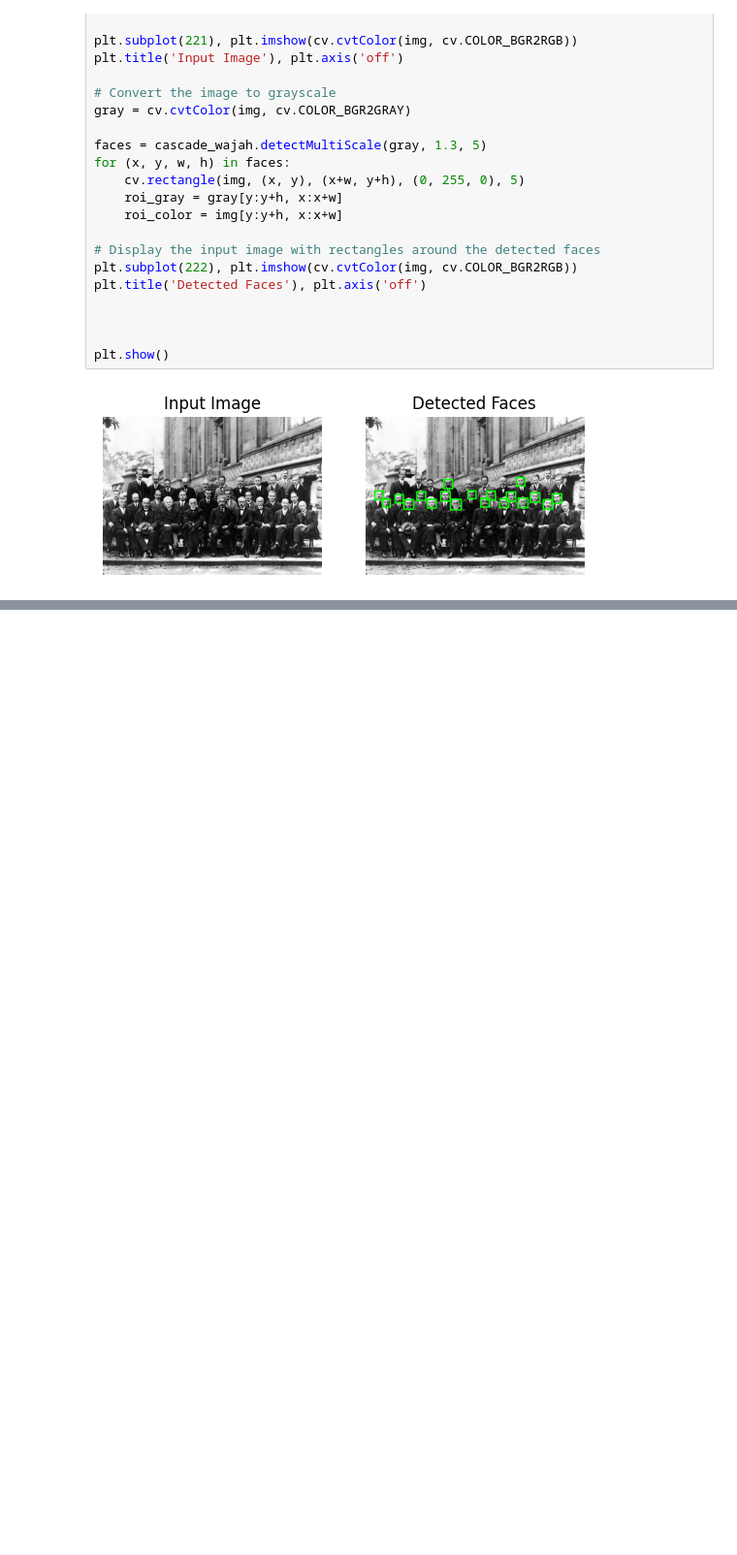
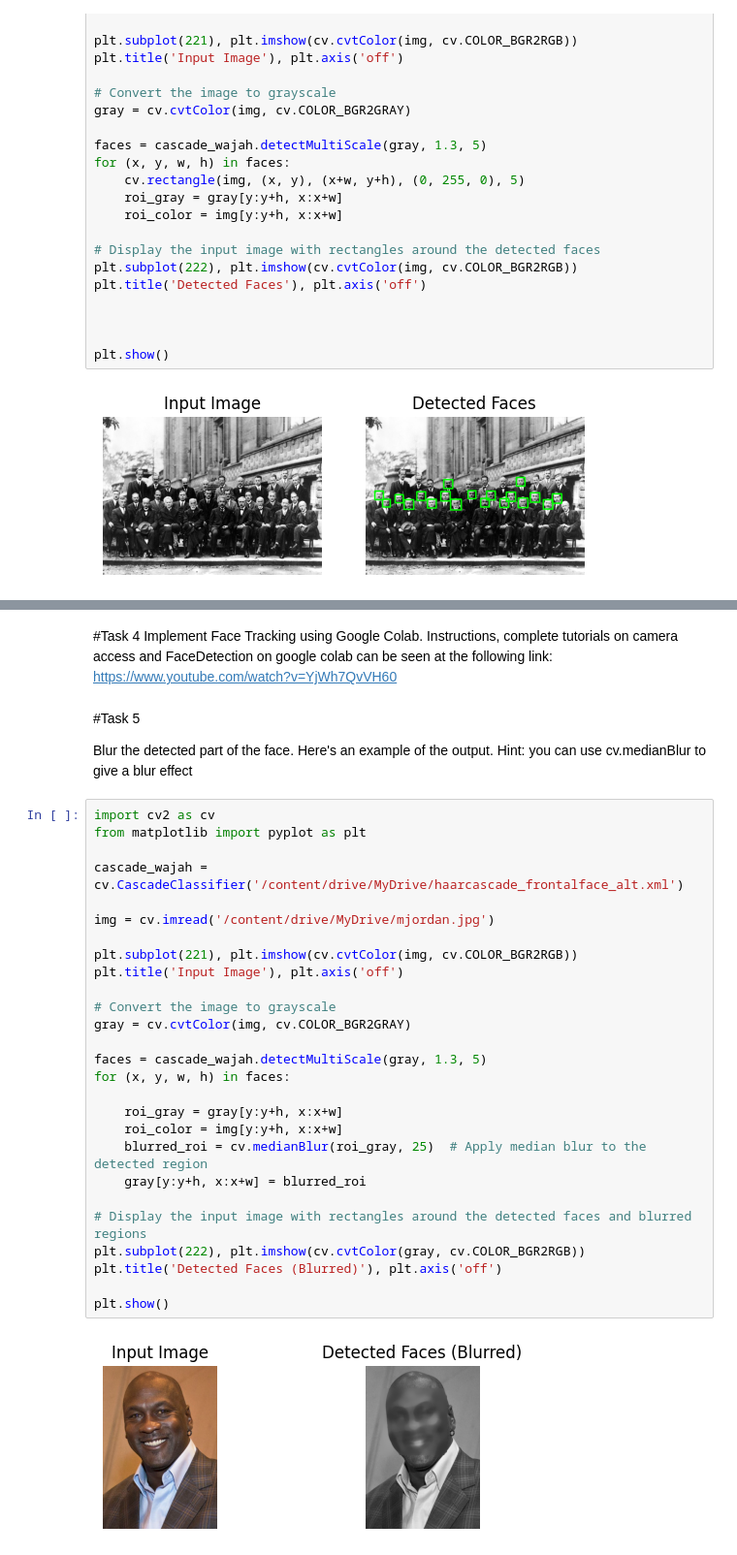
Before and after one commit to noora20FH/PCVK, a Jupyter notebook: week12.ipynb, the cells around one changed output, grey strips where cells are left out. Shown at 97% size. Drawn from its saved outputs; the diff is of its cells as text; blank space fills up the shorter version.

```diff
--- a/week12.ipynb
+++ b/week12.ipynb
@@ -200,0 +274,39 @@ plt.show()
+# %% [markdown]
+#Task 4
+Implement Face Tracking using Google Colab. Instructions, complete tutorials on camera
+access and FaceDetection on google colab can be seen at the following
+link: https://www.youtube.com/watch?v=YjWh7QvVH60
+# %% [markdown]
+#Task 5
+
+Blur the detected part of the face. Here's an example of the output. Hint: you can use
+cv.medianBlur to give a blur effect
+# %%
+import cv2 as cv
+from matplotlib import pyplot as plt
+
+cascade_wajah = cv.CascadeClassifier('/content/drive/MyDrive/haarcascade_frontalface_alt.xml')
+
+img = cv.imread('/content/drive/MyDrive/mjordan.jpg')
+
+plt.subplot(221), plt.imshow(cv.cvtColor(img, cv.COLOR_BGR2RGB))
+plt.title('Input Image'), plt.axis('off')
+
+# Convert the image to grayscale
+gray = cv.cvtColor(img, cv.COLOR_BGR2GRAY)
+
+faces = cascade_wajah.detectMultiScale(gray, 1.3, 5)
+for (x, y, w, h) in faces:
+
+    roi_gray = gray[y:y+h, x:x+w]
+    roi_color = img[y:y+h, x:x+w]
+    blurred_roi = cv.medianBlur(roi_gray, 25)  # Apply median blur to the detected region
+    gray[y:y+h, x:x+w] = blurred_roi
+
+# Display the input image with rectangles around the detected faces and blurred regions
+plt.subplot(222), plt.imshow(cv.cvtColor(gray, cv.COLOR_BGR2RGB))
+plt.title('Detected Faces (Blurred)'), plt.axis('off')
+
+plt.show()
+# %% [output]
+[figure, added]
```
Also changed, not shown: parts of 6 cells of this notebook.
